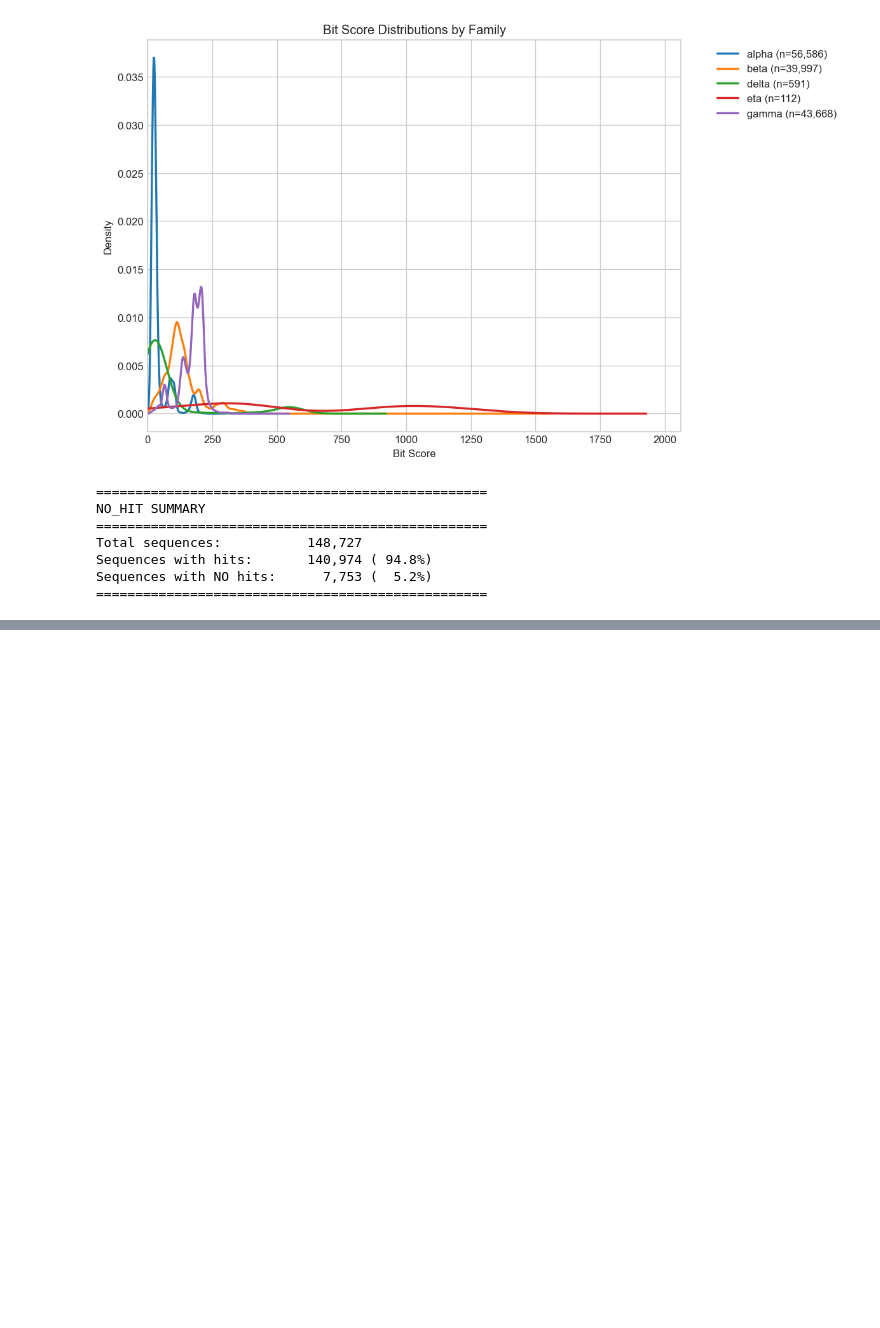
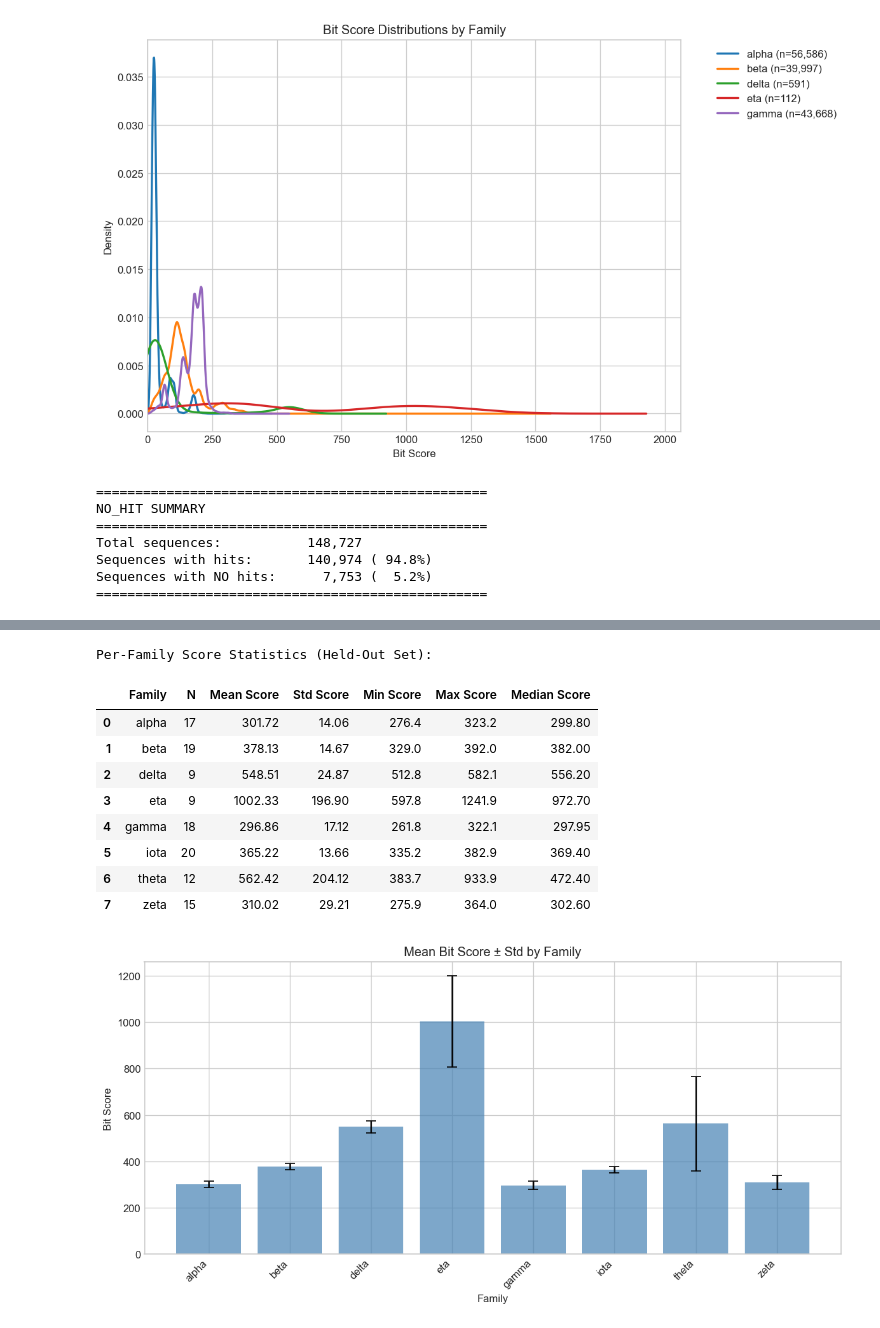
Before and after one commit to Sam-Kap1an/HHM-Profiles-for-CA-Enzymes, a Jupyter notebook: hmm_eval.ipynb, the cells around one changed output, grey strips where cells are left out. Drawn from its saved outputs; the diff is of its cells as text; code cells hidden in the pictures; blank space fills up the shorter version.

```diff
--- a/hmm_eval.ipynb
+++ b/hmm_eval.ipynb
@@ -1210,0 +1277,53 @@ else:
+# %%
+def per_family_score_summary(df, true_col='true_class_norm', score_col='bit_score'):
+    """Detailed score statistics per family."""
+
+    families = sorted([f for f in df[true_col].unique() if pd.notna(f)])
+
+    results = []
+    for family in families:
+        fam_df = df[df[true_col] == family]
+        scores = fam_df[score_col].dropna()
+
+        results.append({
+            'Family': family,
+            'N': len(scores),
+            'Mean Score': scores.mean(),
+            'Std Score': scores.std(),
+            'Min Score': scores.min(),
+            'Max Score': scores.max(),
+            'Median Score': scores.median()
+        })
+
+    return pd.DataFrame(results)
+
+
+score_summary = per_family_score_summary(heldout)
+print("Per-Family Score Statistics (Held-Out Set):")
+display(score_summary.round(2))
+
+# Visualize
+fig, ax = plt.subplots(figsize=(10, 5))
+families = score_summary['Family'].values
+x = np.arange(len(families))
+ax.bar(x, score_summary['Mean Score'], yerr=score_summary['Std Score'],
+       capsize=5, color='steelblue', alpha=0.7)
+ax.set_xticks(x)
+ax.set_xticklabels(families, rotation=45, ha='right')
+ax.set_xlabel('Family')
+ax.set_ylabel('Bit Score')
+ax.set_title('Mean Bit Score ± Std by Family')
+plt.tight_layout()
+plt.show()
+# %% [output]
+Per-Family Score Statistics (Held-Out Set):
+|  | Family | N | Mean Score | Std Score | Min Score | Max Score | Median Score |
+| 0 | alpha | 17 | 301.72 | 14.06 | 276.4 | 323.2 | 299.80 |
+| 1 | beta | 19 | 378.13 | 14.67 | 329.0 | 392.0 | 382.00 |
+| 2 | delta | 9 | 548.51 | 24.87 | 512.8 | 582.1 | 556.20 |
+| 3 | eta | 9 | 1002.33 | 196.90 | 597.8 | 1241.9 | 972.70 |
+| 4 | gamma | 18 | 296.86 | 17.12 | 261.8 | 322.1 | 297.95 |
+| 5 | iota | 20 | 365.22 | 13.66 | 335.2 | 382.9 | 369.40 |
+| 6 | theta | 12 | 562.42 | 204.12 | 383.7 | 933.9 | 472.40 |
+| 7 | zeta | 15 | 310.02 | 29.21 | 275.9 | 364.0 | 302.60 |
+[figure, added]
```
Also changed, not shown: parts of 10 cells of this notebook.
